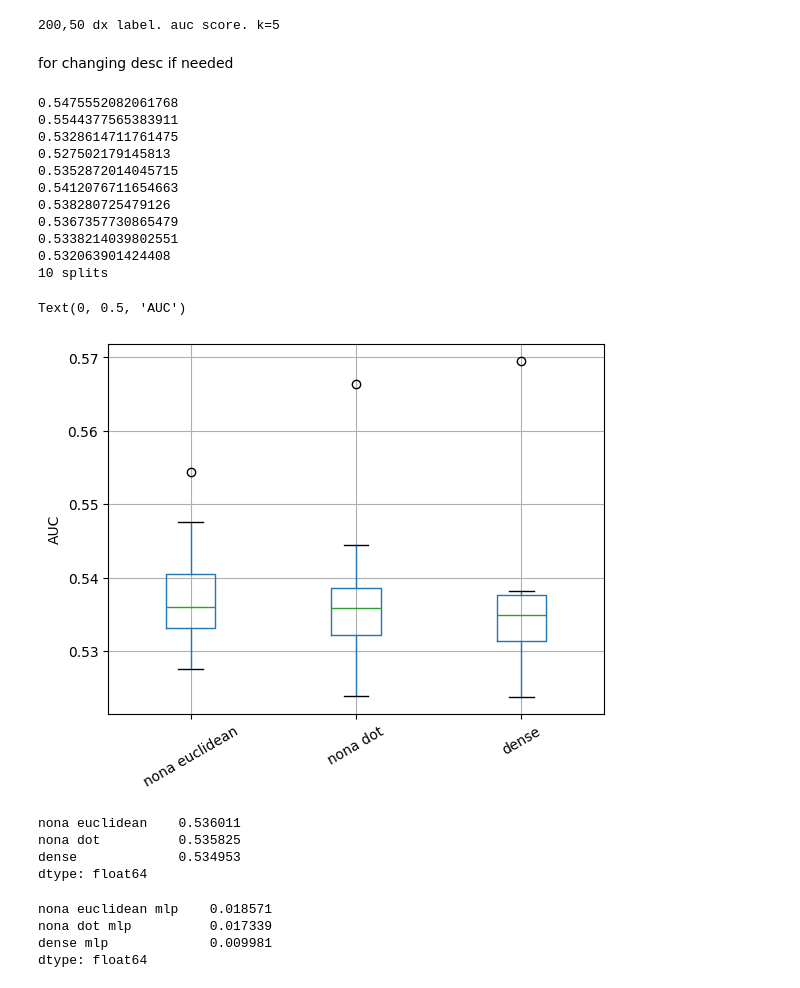
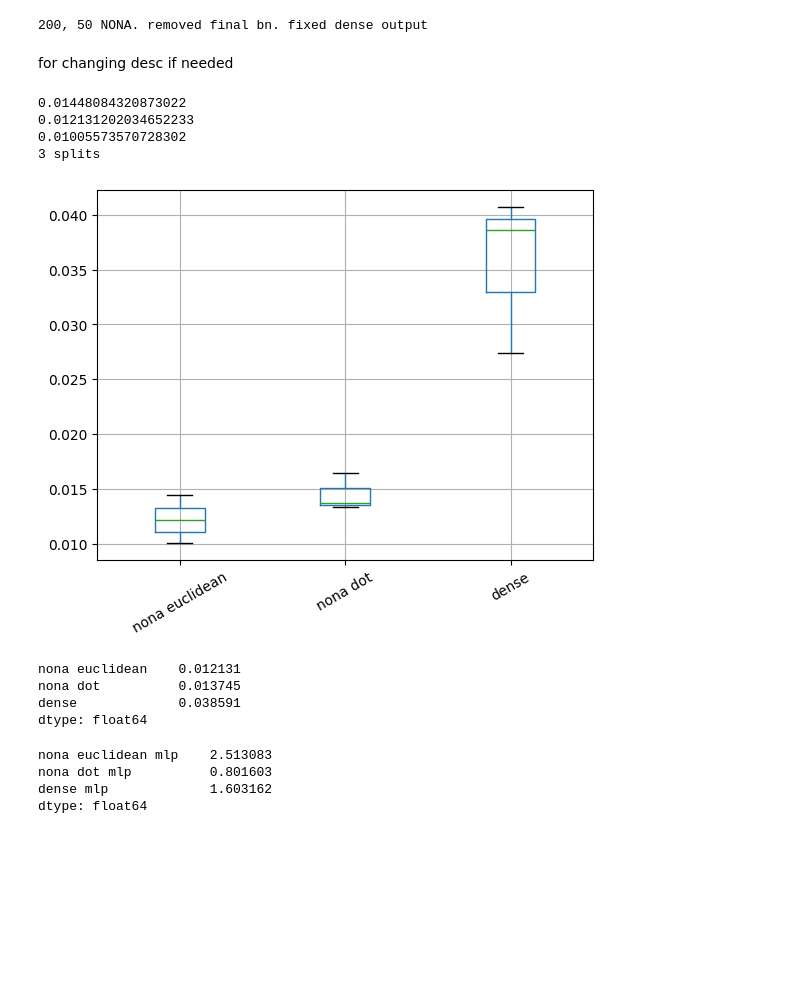
Before and after one commit to aviadsusman/nona, a Jupyter notebook: analyze_results.ipynb, the cells around one changed output. Drawn from its saved outputs; the diff is of its cells as text; code cells hidden in the pictures; blank space fills up the shorter version.

```diff
--- a/analyze_results.ipynb
+++ b/analyze_results.ipynb
@@ -4,12 +5,12 @@ import pandas as pd
 # %%
-file_path = "results/adresso/scores_03051254.pkl"
+file_path = "results/rsna/scores_03052236.pkl"
 with open(file_path, "rb") as file:
     results = pkl.load(file=file)
     desc = results[0]
     scores_list = results[1:]
 print(desc)
 # %% [output]
-200,50 dx label. auc score. k=5
+200, 50 NONA. removed final bn. fixed dense output
 # %% [markdown]
 for changing desc if needed
 # %%
@@ -25,38 +26,30 @@ for i, scores in enumerate(scores_list):
 
 print(i+1, 'splits')
 # %% [output]
-0.5475552082061768
-0.5544377565383911
-0.5328614711761475
-0.527502179145813
-0.5352872014045715
-0.5412076711654663
-0.538280725479126
-0.5367357730865479
-0.5338214039802551
-0.532063901424408
-10 splits
+0.01448084320873022
+0.012131202034652233
+0.01005573570728302
+3 splits
 # %%
 scores = {method.split(" mlp")[0]: [abs(scores[method][0]) for scores in scores_list] for method in scores_list[0] if "mlp" in method and "cos" not in method}
 # %%
 bplot = pd.DataFrame(scores).boxplot(rot=30)
-bplot.set_ylabel('AUC')
+# bplot.set_ylabel('MSE')
 # %% [output]
-Text(0, 0.5, 'AUC')
-[figure, old version]
+[figure, new version]
 # %%
 pd.DataFrame(scores).median()
 # %% [output]
-nona euclidean    0.536011
-nona dot          0.535825
-dense             0.534953
+nona euclidean    0.012131
+nona dot          0.013745
+dense             0.038591
 dtype: float64
 # %%
 times = {method: [scores[method][1] for scores in scores_list] for method in scores_list[0]}
 # %%
 pd.DataFrame(times).median() / 3600
 # %% [output]
-nona euclidean mlp    0.018571
-nona dot mlp          0.017339
-dense mlp             0.009981
+nona euclidean mlp    2.513083
+nona dot mlp          0.801603
+dense mlp             1.603162
 dtype: float64
```
Also changed, not shown: parts of 1 cell of this notebook, 8 other files.
